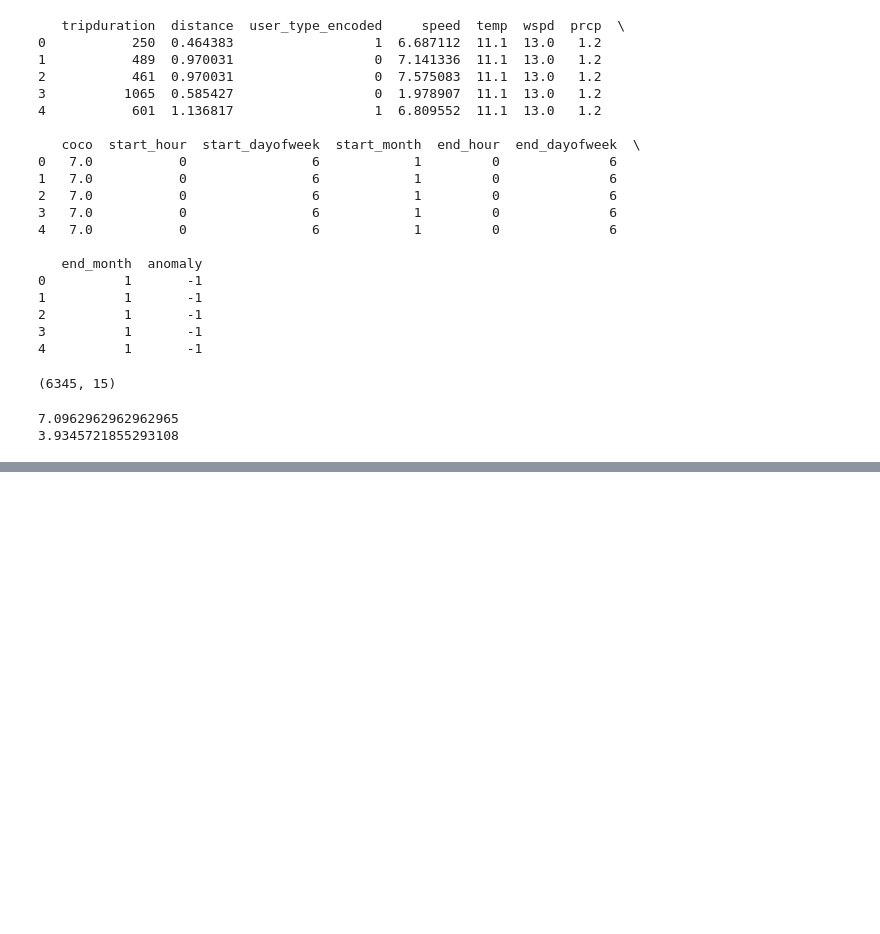
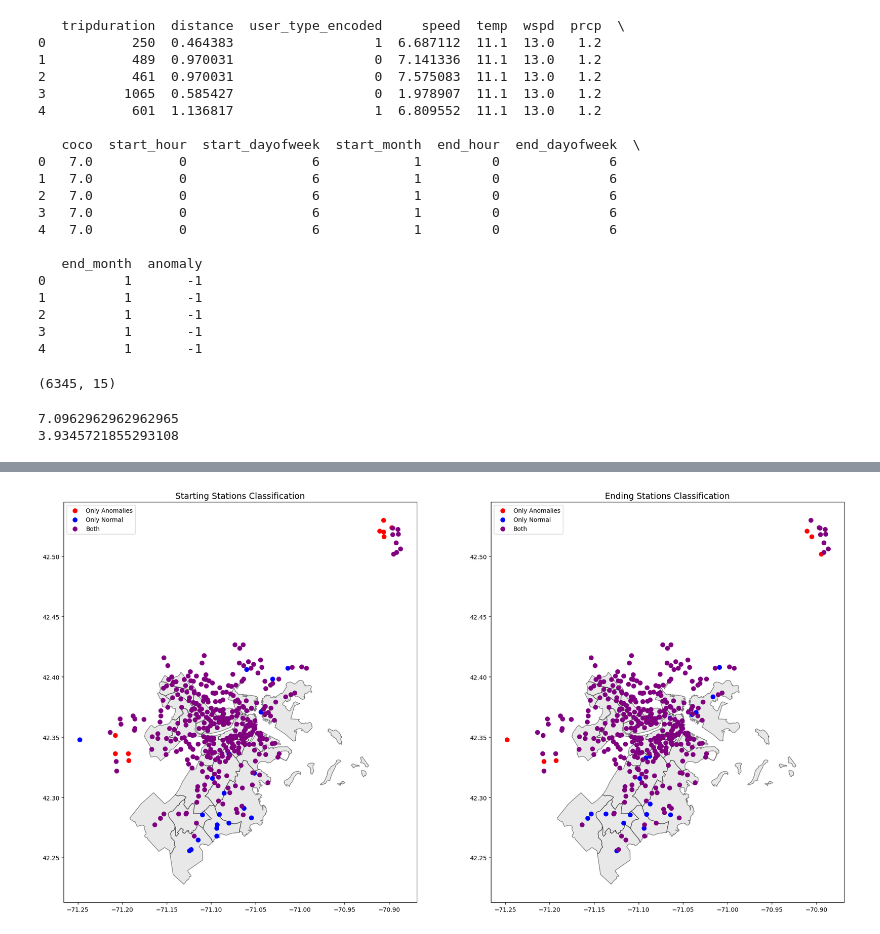
Before and after one commit to elnurisg/anomaly_detection_for_shared_mobility, a Jupyter notebook: isolation_forest.ipynb, the cells around one changed output, grey strips where cells are left out. Cells and saved outputs as stored; diff of their text form; code cells hidden in the pictures; blank space fills up the shorter version.

```diff
--- a/isolation_forest.ipynb
+++ b/isolation_forest.ipynb
@@ -213,0 +314,71 @@ print(bike_weather_data[bike_weather_data['anomaly'] == 1]['coco'].mean())
+# %%
+# Group data by stations to classify them
+start_station_classification = bike_weather_data.groupby('start station id')['anomaly'].agg(
+    lambda x: (
+        'Both' if (-1 in x.values and 1 in x.values) else
+        'Only Anomalies' if -1 in x.values else 'Only Normal'
+    )
+).reset_index()
+
+end_station_classification = bike_weather_data.groupby('end station id')['anomaly'].agg(
+    lambda x: (
+        'Both' if (-1 in x.values and 1 in x.values) else
+        'Only Anomalies' if -1 in x.values else 'Only Normal'
+    )
+).reset_index()
+
+# Merge classifications with their respective geometries
+start_station_geo = bike_weather_data[['start station id', 'start_geometry']].drop_duplicates()
+end_station_geo = bike_weather_data[['end station id', 'end_geometry']].drop_duplicates()
+
+start_station_classification = start_station_classification.merge(
+    start_station_geo, left_on='start station id', right_on='start station id'
+)
+
+end_station_classification = end_station_classification.merge(
+    end_station_geo, left_on='end station id', right_on='end station id'
+)
+
+# Assign color mapping
+color_mapping = {'Only Anomalies': 'red', 'Only Normal': 'blue', 'Both': 'purple'}
+start_station_classification['color'] = start_station_classification['anomaly'].map(color_mapping)
+end_station_classification['color'] = end_station_classification['anomaly'].map(color_mapping)
+
+# Create GeoDataFrames for starting and ending stations
+start_gdf = gpd.GeoDataFrame(
+    start_station_classification, geometry='start_geometry', crs=neighborhoods.crs
+)
+end_gdf = gpd.GeoDataFrame(
+    end_station_classification, geometry='end_geometry', crs=neighborhoods.crs
+)
+
+# Plotting
+fig, axes = plt.subplots(1, 2, figsize=(20, 10))
+
+# Plot neighborhoods as background
+neighborhoods.plot(ax=axes[0], color='lightgrey', edgecolor='black', alpha=0.5)
+neighborhoods.plot(ax=axes[1], color='lightgrey', edgecolor='black', alpha=0.5)
+
+# Plot starting stations
+for category, color in color_mapping.items():
+    start_gdf[start_gdf['anomaly'] == category].plot(
+        ax=axes[0], color=color, markersize=50, label=category
+    )
+
+# Plot ending stations
+for category, color in color_mapping.items():
+    end_gdf[end_gdf['anomaly'] == category].plot(
+        ax=axes[1], color=color, markersize=50, label=category
+    )
+
+# Titles and legends
+axes[0].set_title('Starting Stations Classification', fontsize=14)
+axes[0].legend(loc='upper left')
+
+axes[1].set_title('Ending Stations Classification', fontsize=14)
+axes[1].legend(loc='upper left')
+
+plt.tight_layout()
+plt.show()
+# %% [output]
+[figure, added]
```
Also changed, not shown: parts of 10 cells of this notebook.
